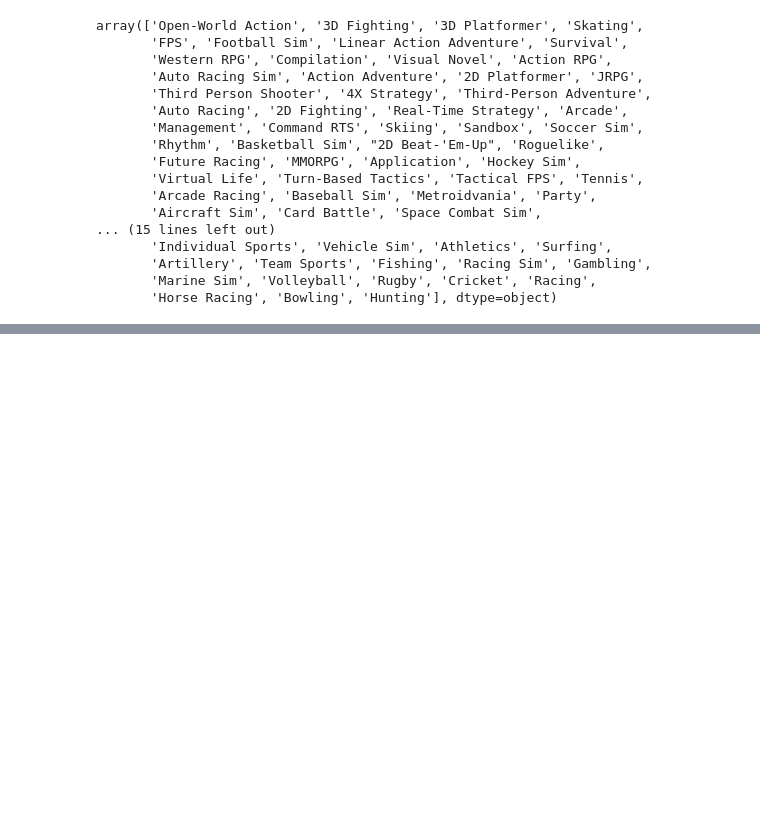
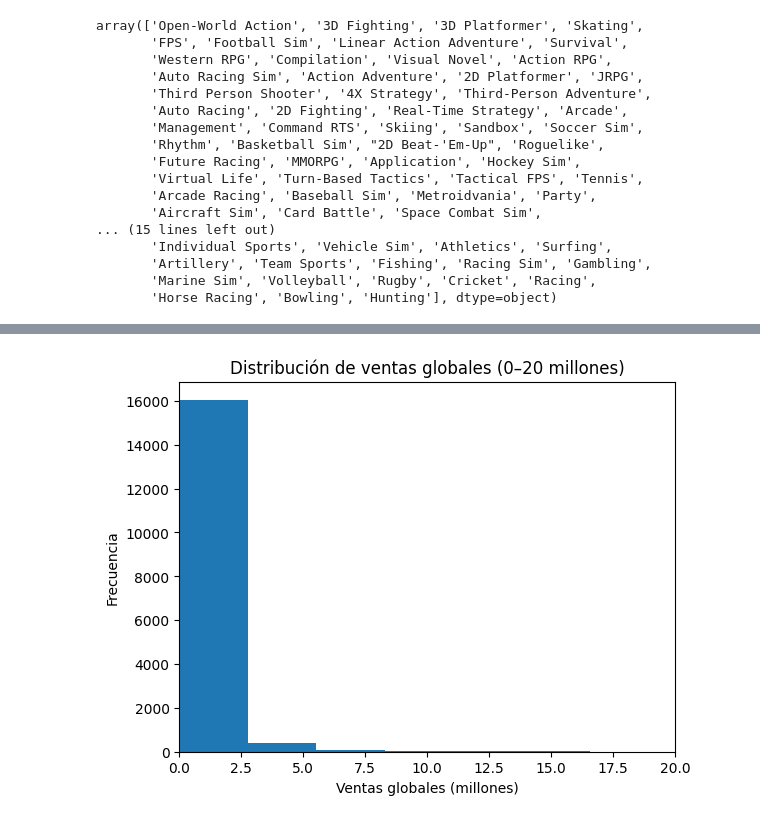
Before and after one commit to danmascarilla/Project_EDA, a Jupyter notebook: src/notebooks/pruebas.ipynb, the cells around one changed output, grey strips where cells are left out. Drawn from its saved outputs; the diff is of its cells as text; code cells hidden in the pictures; blank space fills up the shorter version.

```diff
--- a/src/notebooks/pruebas.ipynb
+++ b/src/notebooks/pruebas.ipynb
@@ -227,0 +279,10 @@ array(['Open-World Action', '3D Fighting', '3D Platformer', 'Skating',
+# %%
+plt.figure()
+plt.hist(df_sales['Global_Sales'], bins=30)
+plt.xlim(0, 20)
+plt.xlabel('Ventas globales (millones)')
+plt.ylabel('Frecuencia')
+plt.title('Distribución de ventas globales (0–20 millones)')
+plt.show()
+# %% [output]
+[figure, added]
```
Also changed, not shown: parts of 7 cells of this notebook.
